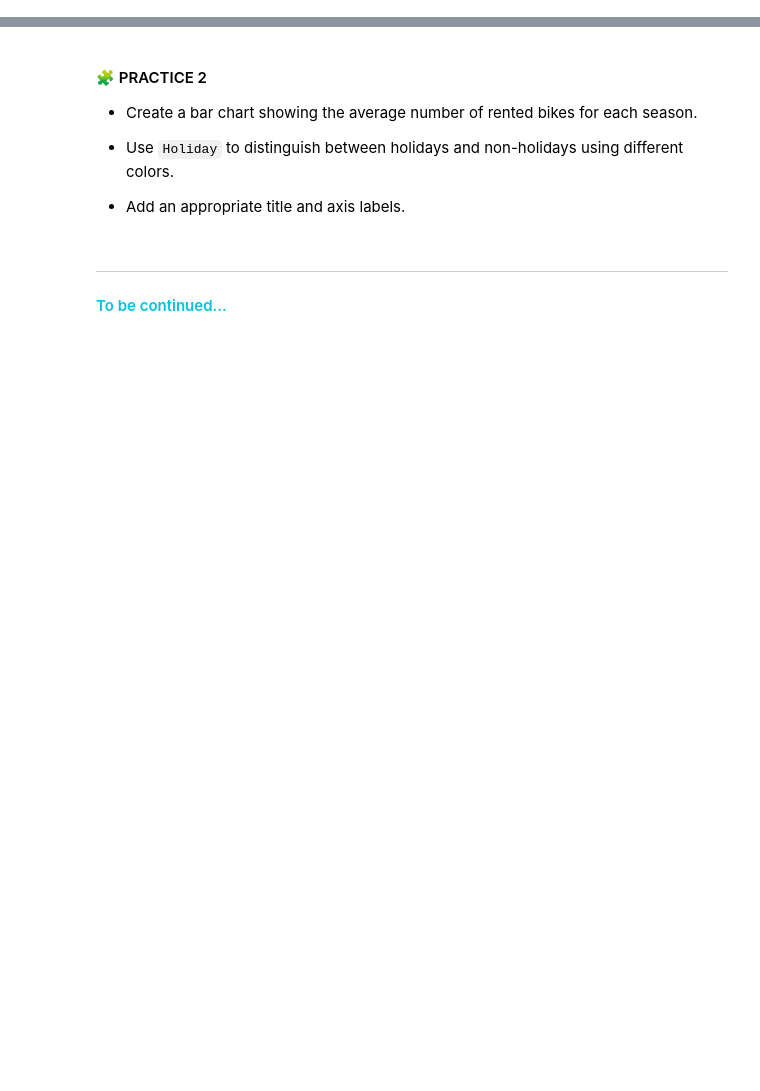
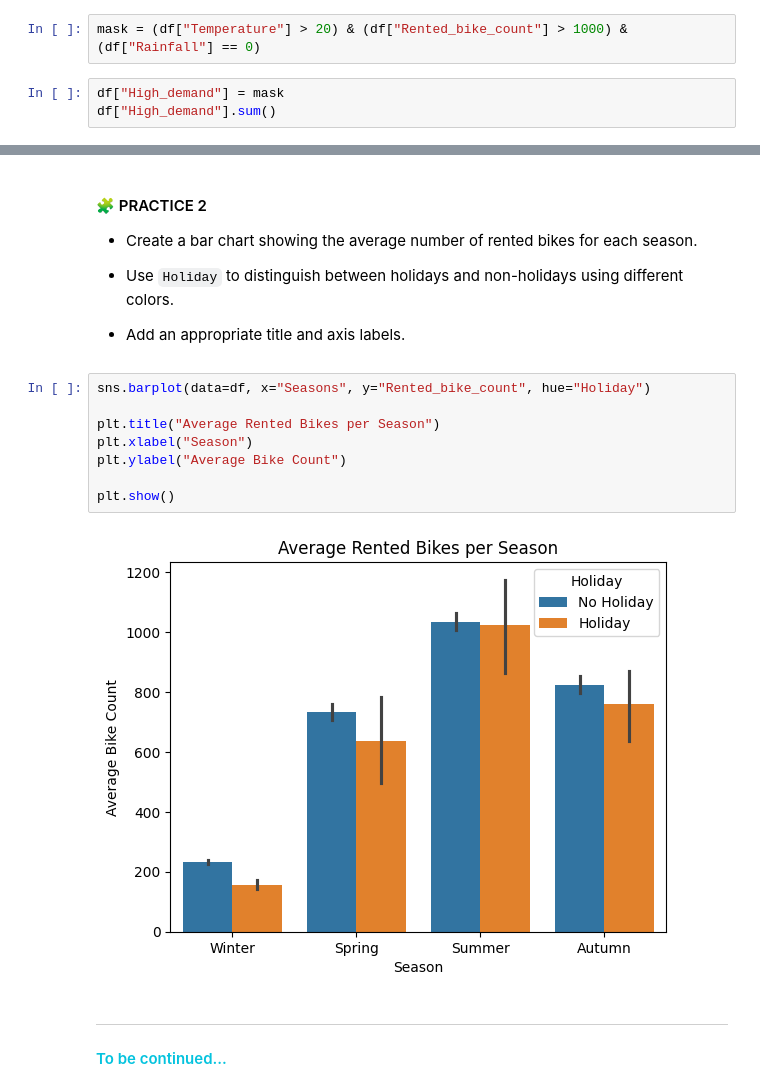
Before and after one commit to kassdiana/zsu, a Jupyter notebook: 01/fml_01_overview.ipynb, the cells around one changed output, grey strips where cells are left out. Saved outputs shown, nothing was run; the diff lists cells and outputs as text; blank space fills up the shorter version.

```diff
--- a/01/fml_01_overview.ipynb
+++ b/01/fml_01_overview.ipynb
@@ -1140,3 +1140,8 @@ Store the chart in `fig`, then display it with `fig.show()`. Explore it by hover
 
 - Use the mask to create a new column called High_demand
 - How many high-demand observations are in the dataset?
+# %%
+mask = (df["Temperature"] > 20) & (df["Rented_bike_count"] > 1000) & (df["Rainfall"] == 0)
+# %%
+df["High_demand"] = mask
+df["High_demand"].sum()
@@ -1148,6 +1155,16 @@ Store the chart in `fig`, then display it with `fig.show()`. Explore it by hover
 - Use `Holiday` to distinguish between holidays and non-holidays using different colors.
 
 - Add an appropriate title and axis labels.
+# %%
+sns.barplot(data=df, x="Seasons", y="Rented_bike_count", hue="Holiday")
+
+plt.title("Average Rented Bikes per Season")
+plt.xlabel("Season")
+plt.ylabel("Average Bike Count")
+
+plt.show()
+# %% [output]
+[figure, added]
 # %% [markdown]
 ---
 #### <font color='#05c3de'>To be continued...</font>
```
Also changed, not shown: parts of 13 cells of this notebook.
